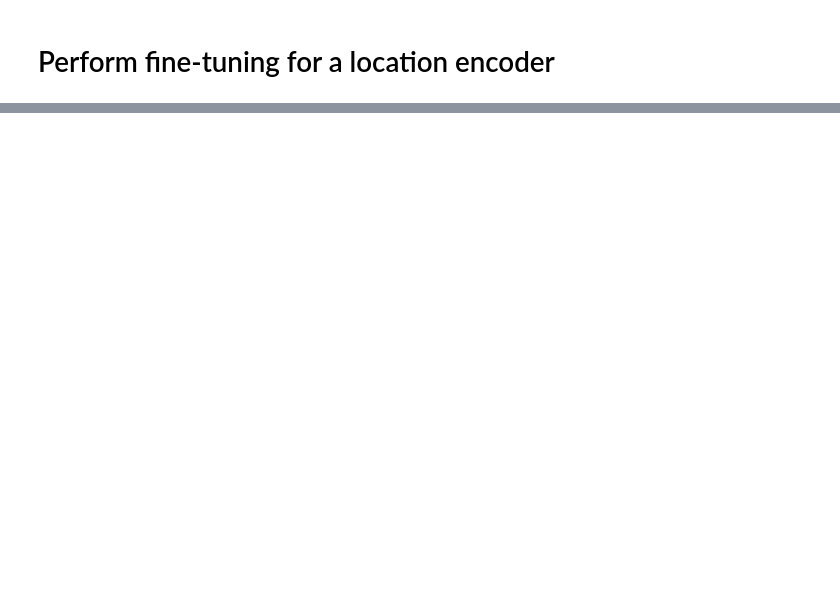
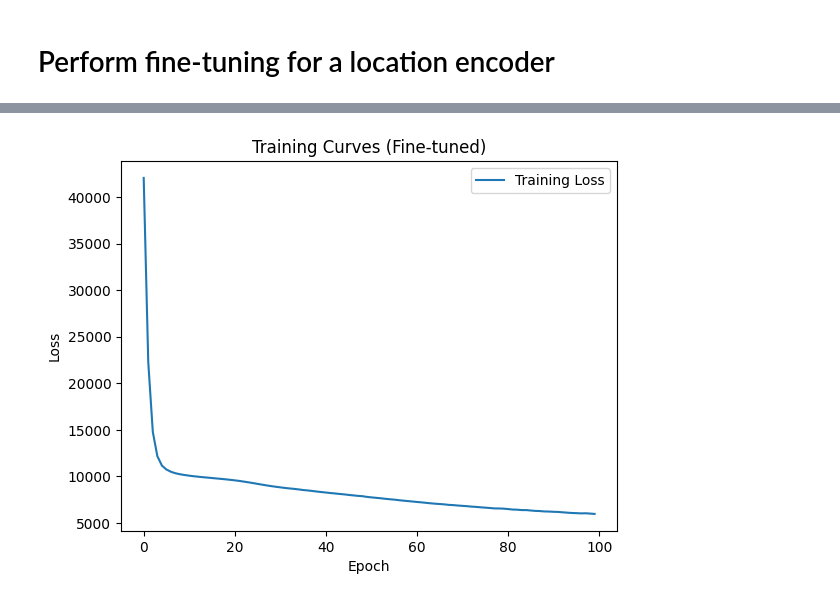
Before and after one commit to arizonat/satclip, a Jupyter notebook: satclip/noaa_ghcn_spatial_eval.ipynb, the cells around one changed output, grey strips where cells are left out. Saved outputs shown, nothing was run; the diff lists cells and outputs as text; code cells hidden in the pictures; blank space fills up the shorter version.

```diff
--- a/satclip/noaa_ghcn_spatial_eval.ipynb
+++ b/satclip/noaa_ghcn_spatial_eval.ipynb
@@ -282,3 +259,25 @@ class MLP(nn.Module):
 
     def forward(self, x):
         return self.features(x)
+# %%
+# Setup the linear time model
+train_split = 0
+
+train = temp_data[splits == train_split, :]
+test = temp_data[splits != train_split, :]
+train_posix_timestamps = torch.tensor(normalized_posix_timestamps.to_numpy()[splits == train_split])
+test_posix_timestamps = torch.tensor(normalized_posix_timestamps.to_numpy()[splits != train_split])
+
+# Replace the DOY with the normalized posix timestamps for the train and test splits
+train[:,2] = train_posix_timestamps
+test[:,2] = test_posix_timestamps
+
+# Get a sample of the train and test splits
+train_sample = train
+test_sample = test
+# train_sample = train[np.random.choice(train.shape[0], size=100000, replace=False)]
+# test_sample = test[np.random.choice(test.shape[0], size=100000, replace=False)]
+
+# Sample the embeddings for the train split
+train_coords = train_sample[:, :3].detach().clone()
+test_coords = test_sample[:, :3].detach().clone()
@@ -284,0 +371,10 @@ class MLP(nn.Module):
+# %%
+# Plot training curves for the fine-tuned model
+plt.plot(list(range(len(epoch_losses))), epoch_losses, label='Training Loss')
+plt.xlabel('Epoch')
+plt.ylabel('Loss')
+plt.title('Training Curves (Fine-tuned)')
+plt.legend()
+plt.show()
+# %% [output]
+[figure, added]
```
Also changed, not shown: parts of 40 cells of this notebook, 2 other files.
